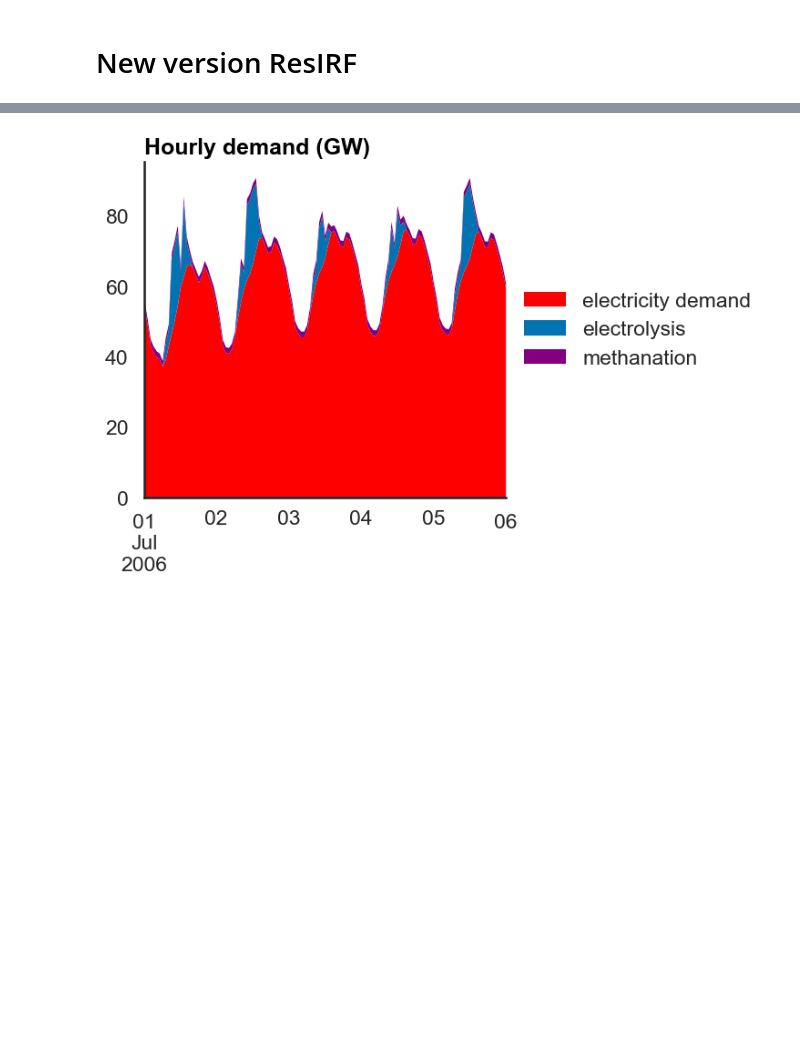
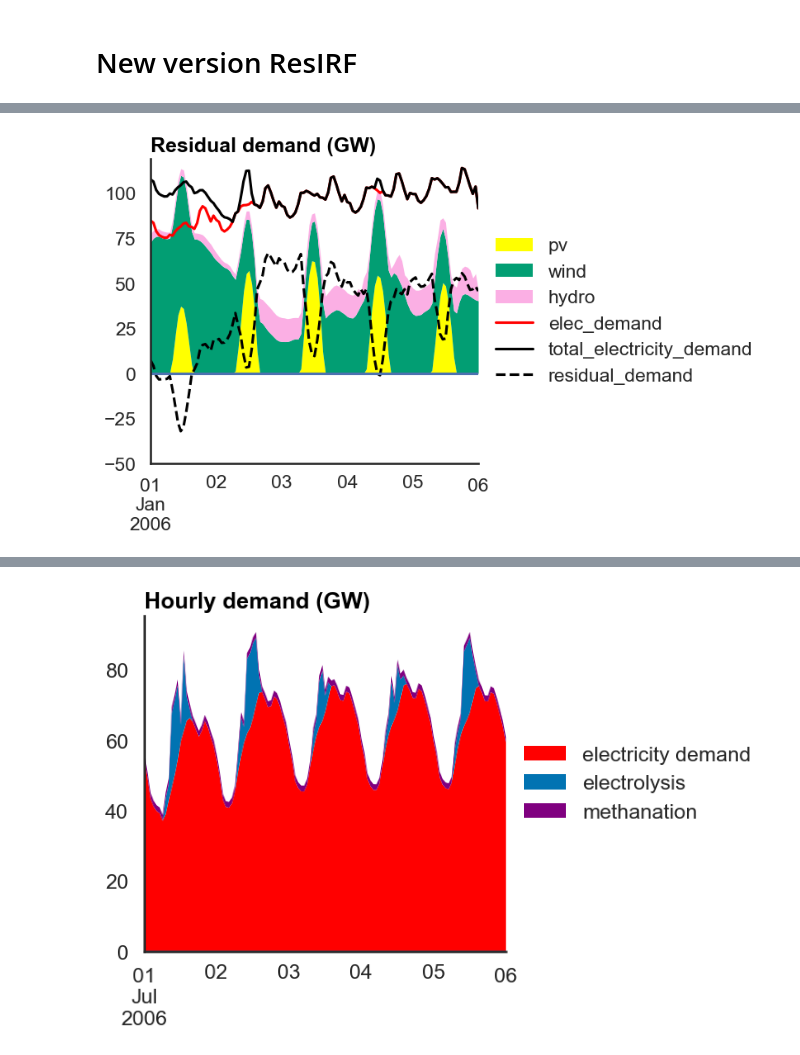
Before and after one commit to CIRED/EOLES-Coupling, a Jupyter notebook: analysis_xps_092023.ipynb, the cells around one changed output, grey strips where cells are left out. Drawn from its saved outputs; the diff is of its cells as text; code cells hidden in the pictures; blank space fills up the shorter version.

```diff
--- a/analysis_xps_092023.ipynb
+++ b/analysis_xps_092023.ipynb
@@ -213,0 +265,5 @@ plot_typical_week(hourly_generation, date_start, date_end, climate, save_path=No
+# %%
+date_start, date_end = datetime.datetime(2006, 1, 1, 0, 0), datetime.datetime(2006, 1, 6, 0, 0)
+plot_residual_demand(hourly_generation, date_start, date_end, climate, save_path=None, y_min=-50)
+# %% [output]
+[figure, added]
```
Also changed, not shown: parts of 8 cells of this notebook, 20 other files.
